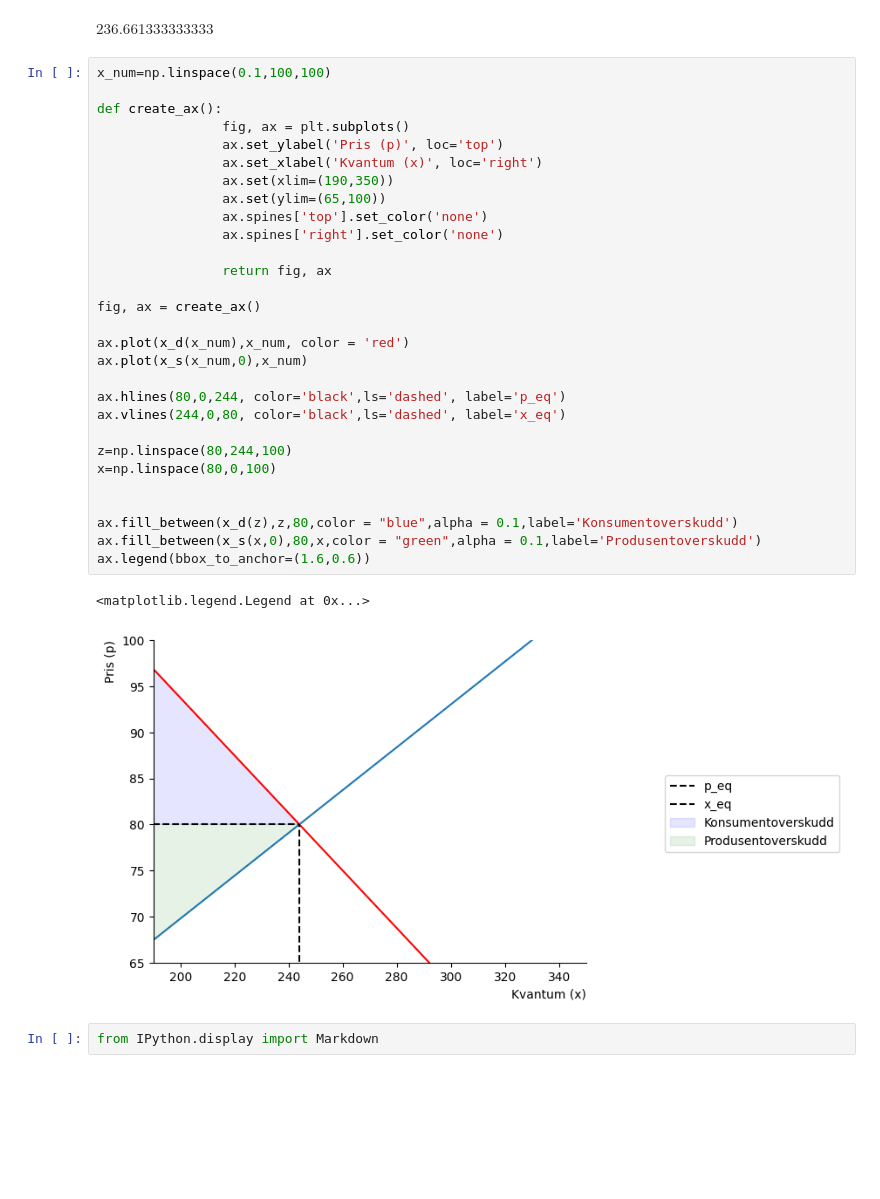
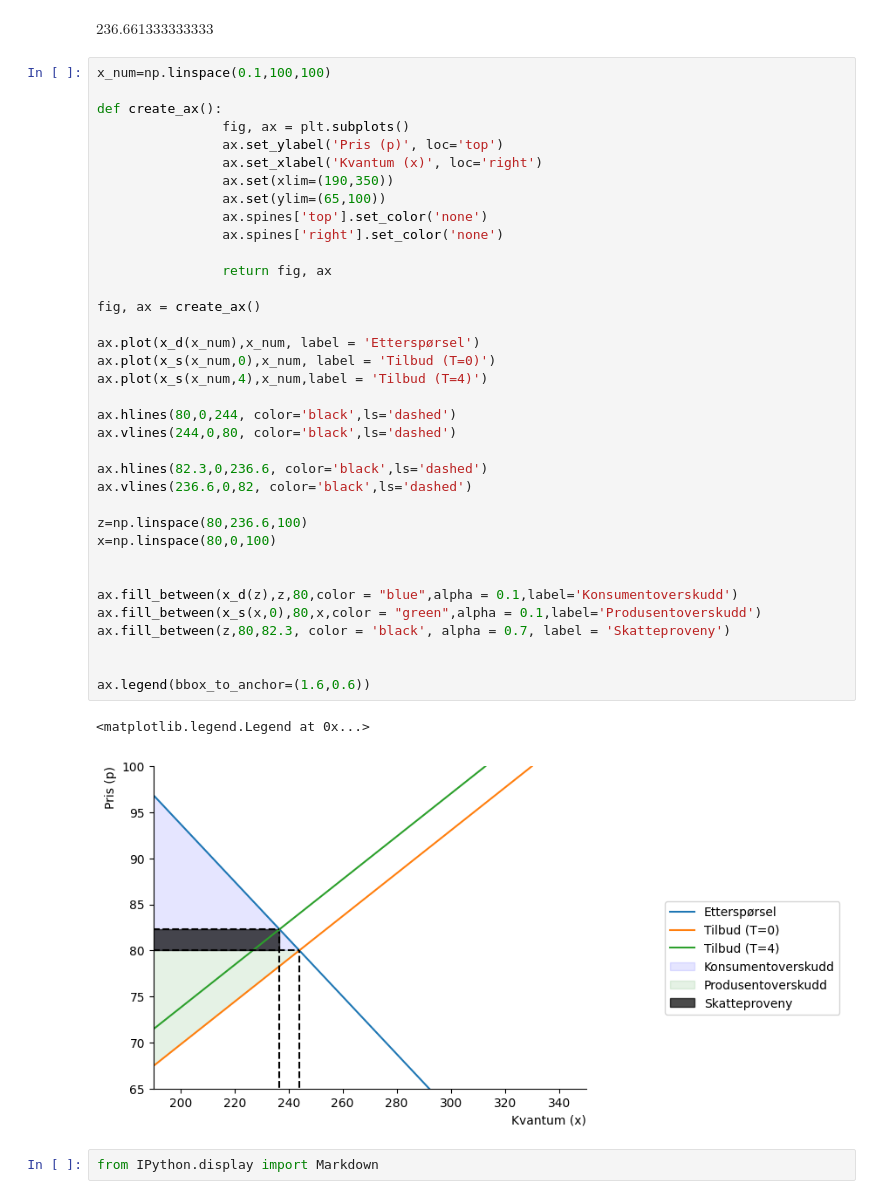
Before and after one commit to loopdiggaz/SOK-1006, a Jupyter notebook: arbeidskrav/arbeidskrav 3.ipynb, the cells around one changed output. Drawn from its saved outputs; the diff is of its cells as text; blank space fills up the shorter version.

```diff
--- a/arbeidskrav/arbeidskrav 3.ipynb
+++ b/arbeidskrav/arbeidskrav 3.ipynb
@@ -75,35 +75,42 @@ $\displaystyle 236.661333333333$
 # %%
 x_num=np.linspace(0.1,100,100)
 
 def create_ax():
                 fig, ax = plt.subplots()
                 ax.set_ylabel('Pris (p)', loc='top')
                 ax.set_xlabel('Kvantum (x)', loc='right')
                 ax.set(xlim=(190,350))
                 ax.set(ylim=(65,100))
                 ax.spines['top'].set_color('none')
                 ax.spines['right'].set_color('none')
 
                 return fig, ax
 
 fig, ax = create_ax()
 
-ax.plot(x_d(x_num),x_num, color = 'red')
-ax.plot(x_s(x_num,0),x_num)
+ax.plot(x_d(x_num),x_num, label = 'Etterspørsel')
+ax.plot(x_s(x_num,0),x_num, label = 'Tilbud (T=0)')
+ax.plot(x_s(x_num,4),x_num,label = 'Tilbud (T=4)')
 
-ax.hlines(80,0,244, color='black',ls='dashed', label='p_eq')
-ax.vlines(244,0,80, color='black',ls='dashed', label='x_eq')
+ax.hlines(80,0,244, color='black',ls='dashed')
+ax.vlines(244,0,80, color='black',ls='dashed')
 
-z=np.linspace(80,244,100)
+ax.hlines(82.3,0,236.6, color='black',ls='dashed')
+ax.vlines(236.6,0,82, color='black',ls='dashed')
+
+z=np.linspace(80,236.6,100)
 x=np.linspace(80,0,100)
 
 
 ax.fill_between(x_d(z),z,80,color = "blue",alpha = 0.1,label='Konsumentoverskudd')
 ax.fill_between(x_s(x,0),80,x,color = "green",alpha = 0.1,label='Produsentoverskudd')
+ax.fill_between(z,80,82.3, color = 'black', alpha = 0.7, label = 'Skatteproveny')
+
+
 ax.legend(bbox_to_anchor=(1.6,0.6))
 # %% [output]
 <matplotlib.legend.Legend at 0x...>
-[figure, old version]
+[figure, new version]
 # %%
 from IPython.display import Markdown
 # %% [markdown]
```
